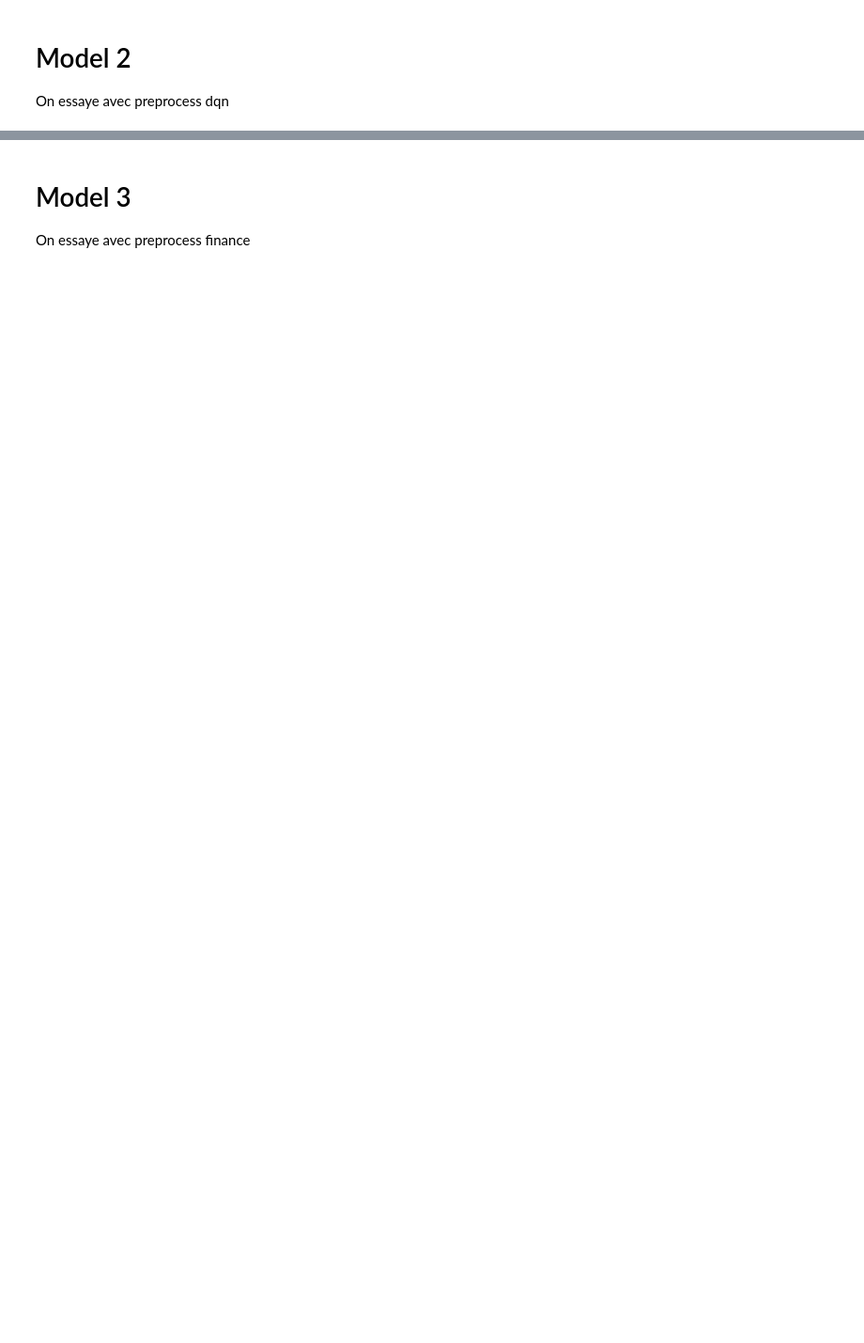
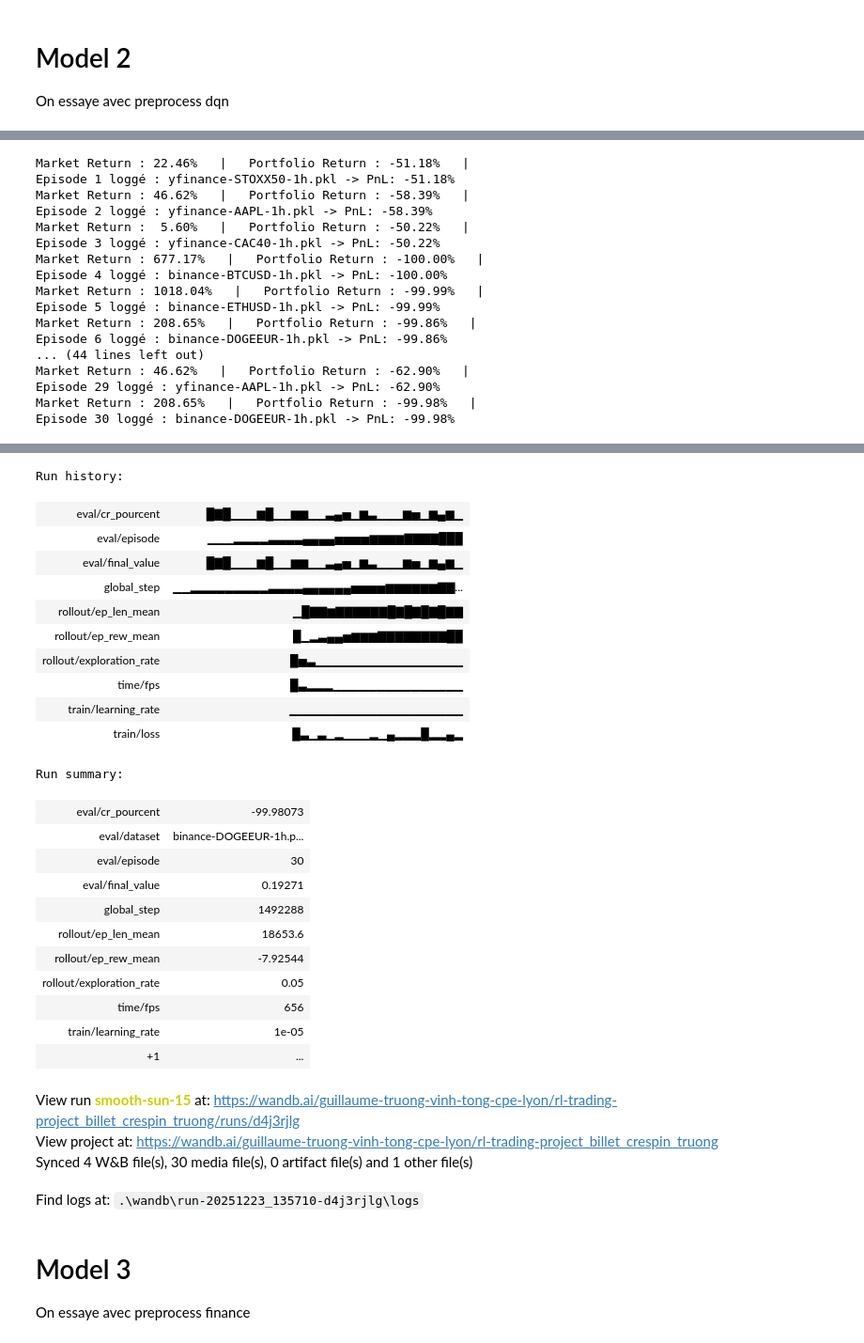
Before and after one commit to Labriz9/reinforcement-learning-project, a Jupyter notebook: DQN.ipynb, the cells around one changed output, grey strips where cells are left out. Shown: that part at 94% size. Saved outputs shown, nothing was run; the diff lists cells and outputs as text; code cells hidden in the pictures; blank space fills up the shorter version.

```diff
--- a/DQN.ipynb
+++ b/DQN.ipynb
@@ -157,7 +218,7 @@ wandb.finish()
 
 On essaye avec preprocess dqn
 # %%
-env = gym.make(
+base_env = gym.make(
     "MultiDatasetTradingEnv",
     dataset_dir="data/*.pkl",
     preprocess=features.preprocess_dqn,
@@ -169,7 +230,8 @@ env = gym.make(
     borrow_interest_rate=0.02/100/24,
 )
 
-env = DiscreteActionsWrapper(env, positions=[-1, 0, 1, 2])
+env = DiscreteActionsWrapper(base_env, positions=[-1, 0, 1, 2])
+
 obs, _ = env.reset()
 obs, reward, terminated, truncated, info = env.step(3)
 
@@ -240,15 +312,15 @@ for episode in range(1, nb_episodes + 1):
     obs, _ = env.reset()
     done = False
 
-    dataset_name = env.name
+    dataset_name = base_env.name
 
     while not done:
         action, _states = model2.predict(obs)
-        obs, reward, terminated, truncated, _ = env.step(action)
+        obs, reward, terminated, truncated, _ = env.step(int(action))
         done = terminated or truncated
 
     if done:
-        history = env.historical_info
+        history = base_env.historical_info
         df_history = pd.DataFrame(history.history_storage, columns=history.columns)
 
         initial_val = df_history['portfolio_valuation'].iloc[0]
@@ -284,3 +356,21 @@ for episode in range(1, nb_episodes + 1):
         print(f"Episode {episode} loggé : {dataset_name} -> PnL: {c_r_pourcent:.2f}%")
 
 wandb.finish()
+# %% [output]
+Market Return : 22.46%   |   Portfolio Return : -51.18%   |
+Episode 1 loggé : yfinance-STOXX50-1h.pkl -> PnL: -51.18%
+Market Return : 46.62%   |   Portfolio Return : -58.39%   |
+Episode 2 loggé : yfinance-AAPL-1h.pkl -> PnL: -58.39%
+Market Return :  5.60%   |   Portfolio Return : -50.22%   |
+Episode 3 loggé : yfinance-CAC40-1h.pkl -> PnL: -50.22%
+Market Return : 677.17%   |   Portfolio Return : -100.00%   |
+Episode 4 loggé : binance-BTCUSD-1h.pkl -> PnL: -100.00%
+Market Return : 1018.04%   |   Portfolio Return : -99.99%   |
+Episode 5 loggé : binance-ETHUSD-1h.pkl -> PnL: -99.99%
+Market Return : 208.65%   |   Portfolio Return : -99.86%   |
+Episode 6 loggé : binance-DOGEEUR-1h.pkl -> PnL: -99.86%
+... (44 lines left out)
+Market Return : 46.62%   |   Portfolio Return : -62.90%   |
+Episode 29 loggé : yfinance-AAPL-1h.pkl -> PnL: -62.90%
+Market Return : 208.65%   |   Portfolio Return : -99.98%   |
+Episode 30 loggé : binance-DOGEEUR-1h.pkl -> PnL: -99.98%
@@ -287,3 +378,30 @@ wandb.finish()
+Run history:
+| eval/cr_pourcent | █▇█▁▁▁▆█▁▁▆▆▁▁▃▄▅▁▆▃▁▁▁▆▅▁▆▄▆▁ |
+| eval/episode | ▁▁▁▂▂▂▂▃▃▃▃▄▄▄▄▅▅▅▅▆▆▆▆▇▇▇▇███ |
+| eval/final_value | █▇█▁▁▁▆█▁▁▆▆▁▁▃▄▅▁▆▃▁▁▁▆▅▁▆▄▆▁ |
+| global_step | ▁▁▂▂▂▂▂▂▂▂▂▃▃▃▃▄▄▄▄▄▄▅▅▅▅▆▆▆▆▆▆▇▇... |
+| rollout/ep_len_mean | ▁█▇▇▆▇▇▇▇▇▇█▇█▇█▇█▇▇ |
+| rollout/ep_rew_mean | █▁▂▃▄▄▅▆▆▆▇▇▇▇▇▇▇▇██ |
+| rollout/exploration_rate | █▅▃▁▁▁▁▁▁▁▁▁▁▁▁▁▁▁▁▁ |
+| time/fps | █▃▂▂▂▁▁▁▁▁▁▁▁▁▁▁▁▁▁▁ |
+| train/learning_rate | ▁▁▁▁▁▁▁▁▁▁▁▁▁▁▁▁▁▁▁▁ |
+| train/loss | █▃▁▃▁▂▁▁▁▂▁▄▂▂▂█▂▂▄▂ |
+Run summary:
+| eval/cr_pourcent | -99.98073 |
+| eval/dataset | binance-DOGEEUR-1h.p... |
+| eval/episode | 30 |
+| eval/final_value | 0.19271 |
+| global_step | 1492288 |
+| rollout/ep_len_mean | 18653.6 |
+| rollout/ep_rew_mean | -7.92544 |
+| rollout/exploration_rate | 0.05 |
+| time/fps | 656 |
+| train/learning_rate | 1e-05 |
+| +1 | ... |
+View run smooth-sun-15 at: https://wandb.ai/guillaume-truong-vinh-tong-cpe-lyon/rl-trading-project_billet_crespin_truong/runs/d4j3rjlg
+View project at: https://wandb.ai/guillaume-truong-vinh-tong-cpe-lyon/rl-trading-project_billet_crespin_truong
+Synced 4 W&B file(s), 30 media file(s), 0 artifact file(s) and 1 other file(s)
+Find logs at: .\wandb\run-20251223_135710-d4j3rjlg\logs
 # %% [markdown]
 # Model 3
 
```
Also changed, not shown: parts of 12 cells of this notebook, 7 other files.
